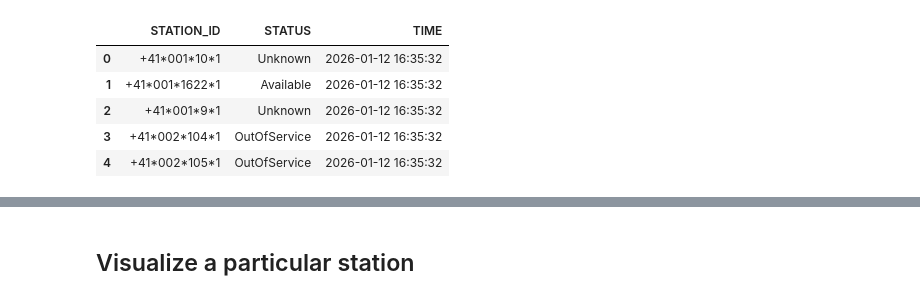
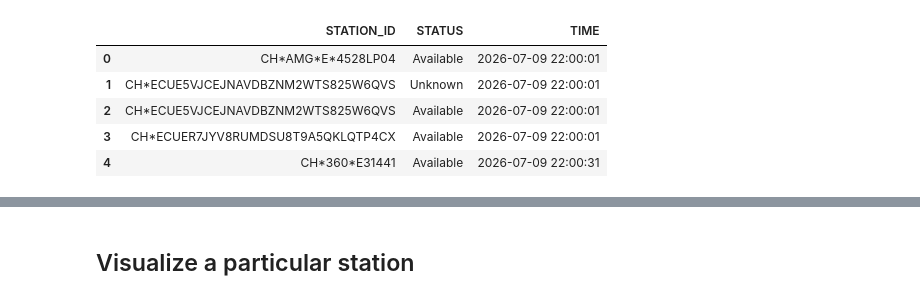
Before and after one commit to forgi86/its-logger, a Jupyter notebook: preproc.ipynb, the cells around one changed output, grey strips where cells are left out. Saved outputs shown, nothing was run; the diff lists cells and outputs as text; code cells hidden in the pictures.

```diff
--- a/preproc.ipynb
+++ b/preproc.ipynb
@@ -13,22 +13,22 @@ DATA_FOLDER = "data"
 CHARGE_FOLDER = "charge"
 STATIONS_FOLDER = "stations"
 # %%
-start_date = "2026-01-12"
-end_date = "2026-01-13"
+start_date = "2026-07-10"
+end_date = "2026-07-11"
 
 df_charge = pd.read_parquet(
     Path("data/charge/"),
     engine="pyarrow",
     filters=[("DATE", ">=", start_date), ("DATE", "<=", end_date)],
 )
 
 df_charge = df_charge.drop('DATE', axis=1) # only used for partitioning
 df_charge.sort_values(by=["TIME", "STATION_ID"], inplace=True)
 df_charge.head(5)
 # %% [output]
 |  | STATION_ID | STATUS | TIME |
-| 0 | +41*001*10*1 | Unknown | 2026-01-12 16:35:32 |
-| 1 | +41*001*1622*1 | Available | 2026-01-12 16:35:32 |
-| 2 | +41*001*9*1 | Unknown | 2026-01-12 16:35:32 |
-| 3 | +41*002*104*1 | OutOfService | 2026-01-12 16:35:32 |
-| 4 | +41*002*105*1 | OutOfService | 2026-01-12 16:35:32 |
+| 0 | CH*AMG*E*4528LP04 | Available | 2026-07-09 22:00:01 |
+| 1 | CH*ECUE5VJCEJNAVDBZNM2WTS825W6QVS | Unknown | 2026-07-09 22:00:01 |
+| 2 | CH*ECUE5VJCEJNAVDBZNM2WTS825W6QVS | Available | 2026-07-09 22:00:01 |
+| 3 | CH*ECUER7JYV8RUMDSU8T9A5QKLQTP4CX | Available | 2026-07-09 22:00:01 |
+| 4 | CH*360*E31441 | Available | 2026-07-09 22:00:31 |
```
Also changed, not shown: parts of 14 cells of this notebook, 40 other files.
